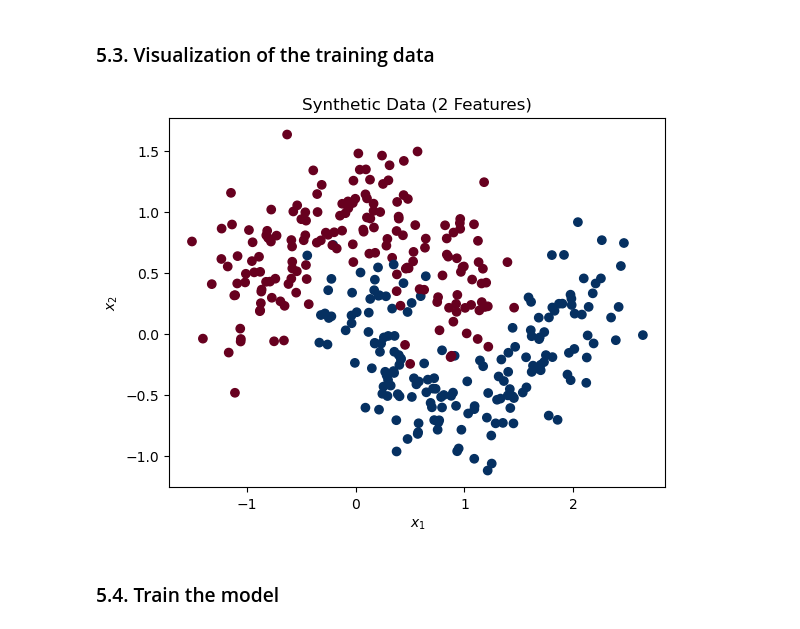
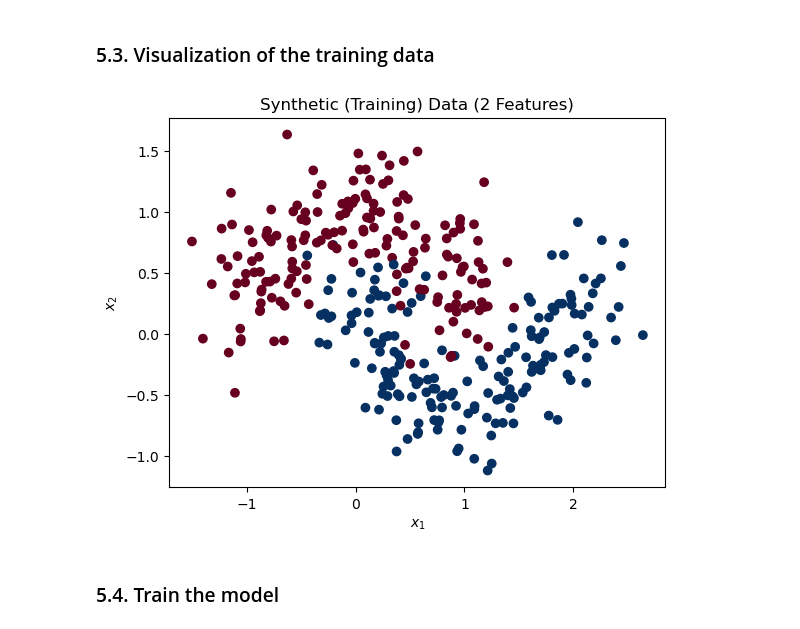
Before and after one commit to chpc-uofu/HandsOnML, a Jupyter notebook: notebooks/lecture1.ipynb, the cells around one changed output. Saved outputs shown, nothing was run; the diff lists cells and outputs as text; code cells hidden in the pictures.

```diff
--- a/notebooks/lecture1.ipynb
+++ b/notebooks/lecture1.ipynb
@@ -629,11 +720,11 @@ Splitting the data set ...
 # %%
 # Visualization of the training set
 plt.scatter(X_train[:, 0], X_train[:, 1], c=y_train, cmap='RdBu')
-plt.title("Synthetic Data (2 Features)")
+plt.title("Synthetic (Training) Data (2 Features)")
 plt.xlabel(r"$x_1$")
 plt.ylabel(r"$x_2$")
 plt.show()
 # %% [output]
-[figure, old version]
+[figure, new version]
 # %% [markdown]
 ### 5.4. Train the model
```
Also changed, not shown: parts of 110 cells of this notebook, 2 other files.
